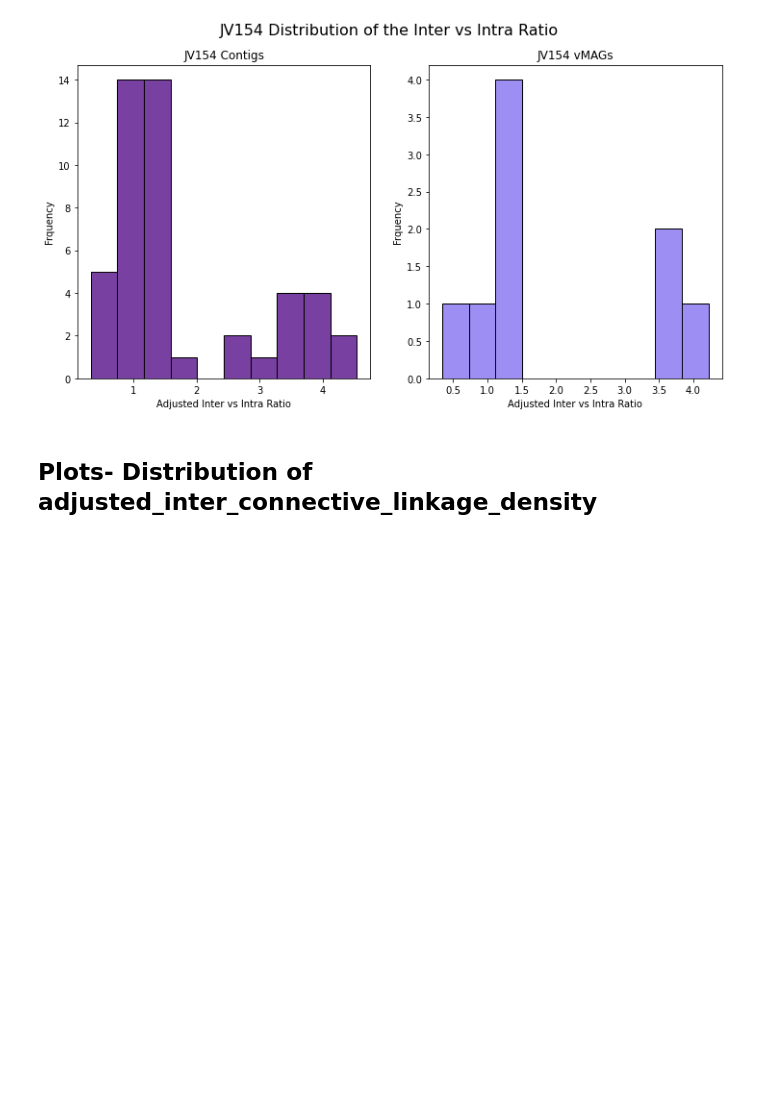
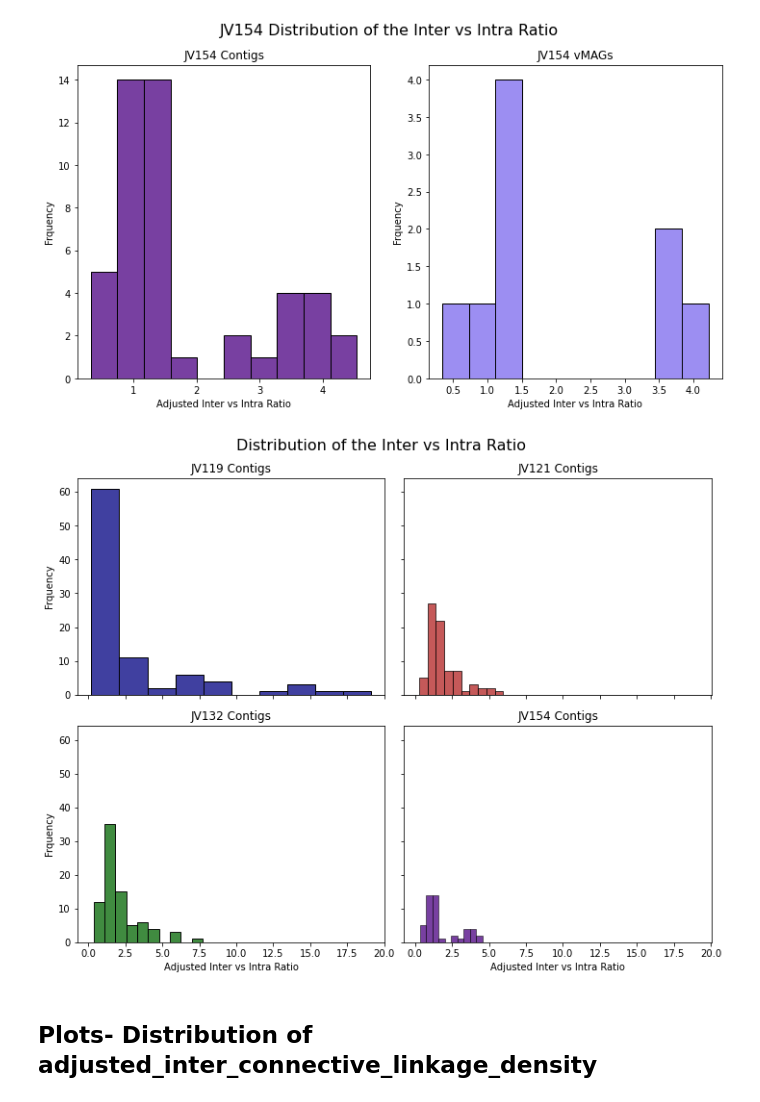
Before and after one commit to mdherring/OMZ_MH_Analysis, a Jupyter notebook: 02_host_virus_assoc_summary.ipynb, the cells around one changed output. Drawn from its saved outputs; the diff is of its cells as text; code cells hidden in the pictures; blank space fills up the shorter version.

Commit message:
created reformatted plots

```diff
--- a/02_host_virus_assoc_summary.ipynb
+++ b/02_host_virus_assoc_summary.ipynb
@@ -130,6 +130,35 @@ fig.suptitle('JV154 Distribution of the Inter vs Intra Ratio',fontsize=16)
 # %% [output]
 Text(0.5, 0.98, 'JV154 Distribution of the Inter vs Intra Ratio')
 [figure]
+# %%
+# plot all contigs together
+
+fig, axes = plt.subplots(nrows=2, ncols=2, figsize=(10,8), sharex=True, sharey=True)
+
+sns.histplot(jv119_contig['adjusted_inter_vs_intra_ratio'],ax= axes[0,0], bins=10, color='navy', edgecolor='black')
+axes[0,0].set_xlabel('Adjusted Inter vs Intra Ratio')
+axes[0,0].set_ylabel('Frquency')
+axes[0,0].set_title('JV119 Contigs')
+
+sns.histplot(jv121_contig['adjusted_inter_vs_intra_ratio'],ax= axes[0,1], bins=10, color='firebrick', edgecolor='black')
+axes[0,1].set_xlabel('Adjusted Inter vs Intra Ratio')
+axes[0,1].set_ylabel('Frquency')
+axes[0,1].set_title('JV121 Contigs')
+
+sns.histplot(jv132_contig['adjusted_inter_vs_intra_ratio'],ax= axes[1,0], bins=10, color='darkgreen', edgecolor='black')
+axes[1,0].set_xlabel('Adjusted Inter vs Intra Ratio')
+axes[1,0].set_ylabel('Frquency')
+axes[1,0].set_title('JV132 Contigs')
+
+sns.histplot(jv154_contig['adjusted_inter_vs_intra_ratio'],ax= axes[1,1], bins=10, color='indigo', edgecolor='black')
+axes[1,1].set_xlabel('Adjusted Inter vs Intra Ratio')
+axes[1,1].set_ylabel('Frquency')
+axes[1,1].set_title('JV154 Contigs')
+
+fig.suptitle('Distribution of the Inter vs Intra Ratio',fontsize=16)
+plt.tight_layout()
+# %% [output]
+[figure, added]
 # %% [markdown]
 ## Plots- Distribution of adjusted_inter_connective_linkage_density
 # %%
```
Also changed, not shown: parts of 2 cells of this notebook.
